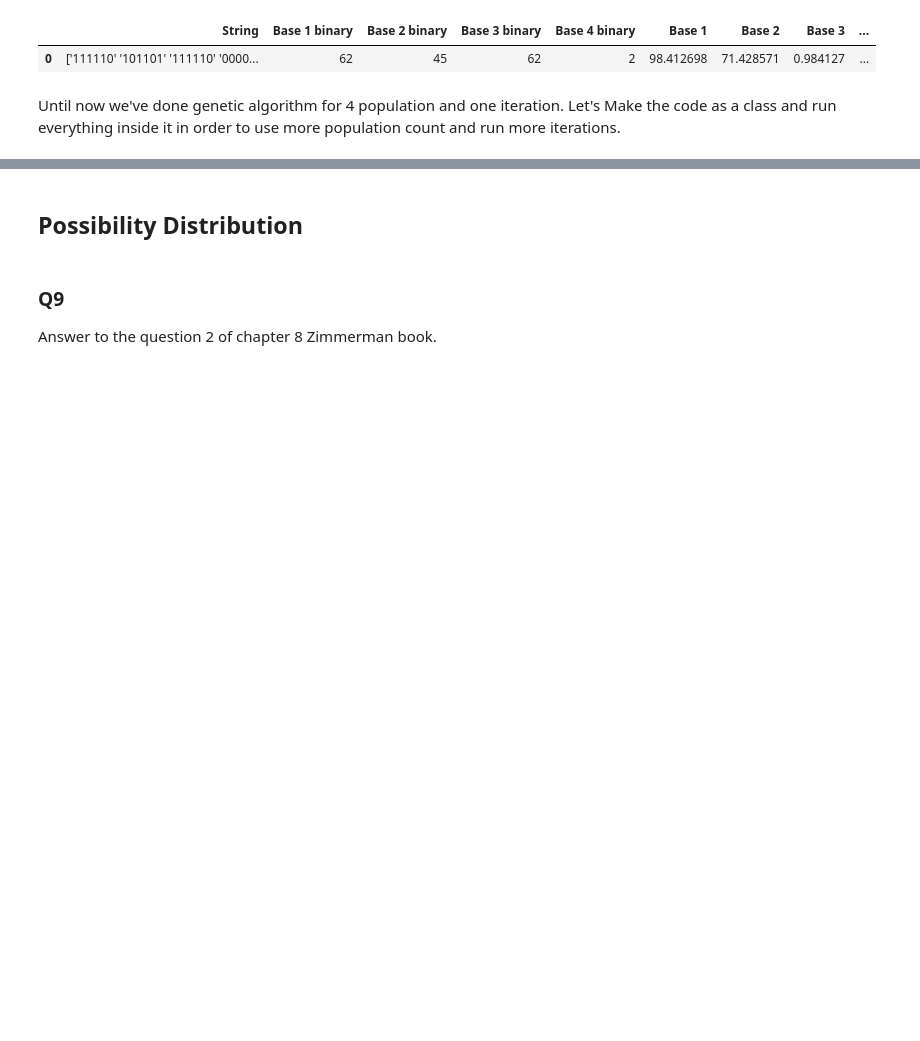
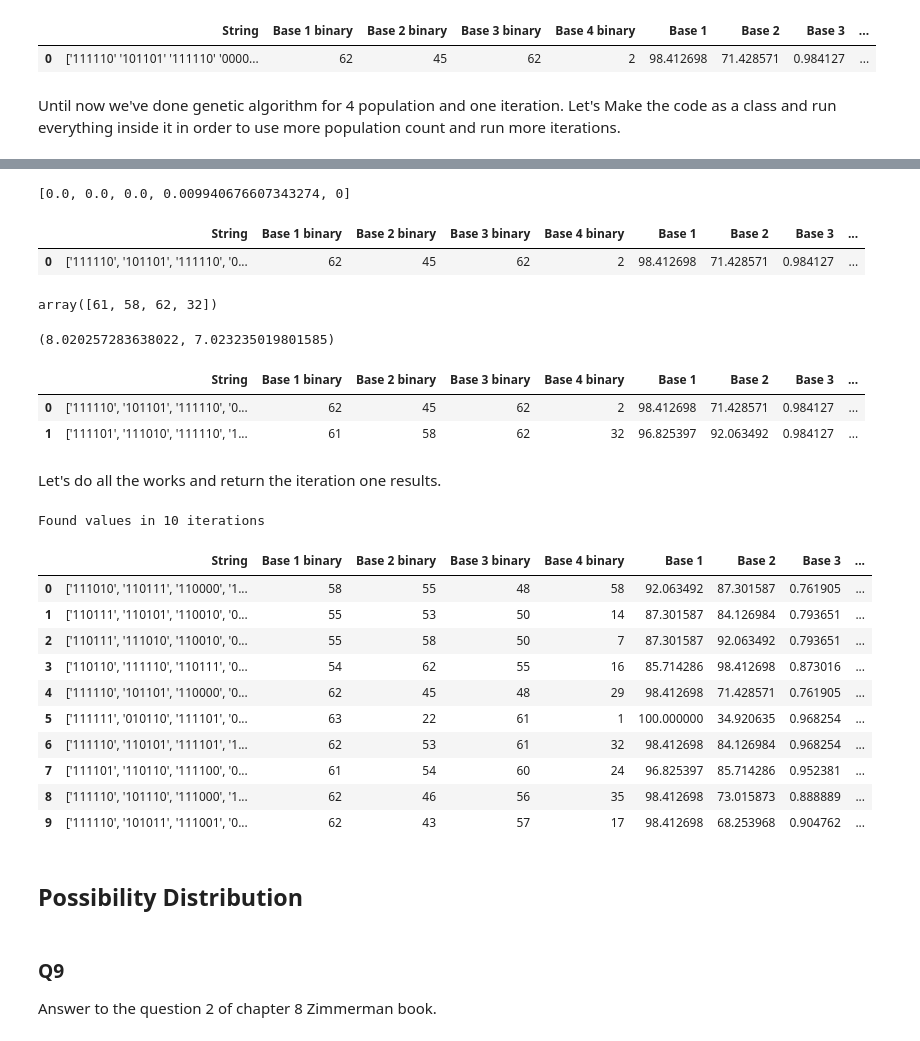
Before and after one commit to amindadgar/Fuzzy-Systems, a Jupyter notebook: HW3/Answers/main.ipynb, the cells around one changed output, grey strips where cells are left out. Cells and saved outputs as stored; diff of their text form; code cells hidden in the pictures; blank space fills up the shorter version.

Commit message:
Answer for question 8, genetic algorithm implmented!

```diff
--- a/HW3/Answers/main.ipynb
+++ b/HW3/Answers/main.ipynb
@@ -1510,0 +1539,4 @@ $\color{red}{TODO:}$ Find the fittness for values above and continue the iterati
+# %%
+y_pred1
+# %% [output]
+[0.0, 0.0, 0.0, 0.009940676607343274, 0]
@@ -1510,0 +1591,6 @@ $\color{red}{TODO:}$ Find the fittness for values above and continue the iterati
+# %%
+table_row1 = create_table(GA_fuzzy, dataset, y_pred1, y_pred2, rule1_fitness, rule2_fitness)
+table_row1
+# %% [output]
+|  | String | Base 1 binary | Base 2 binary | Base 3 binary | Base 4 binary | Base 1 | Base 2 | Base 3 | ... |
+| 0 | ['111110', '101101', '111110', '0... | 62 | 45 | 62 | 2 | 98.412698 | 71.428571 | 0.984127 | ... |
@@ -1510,0 +1716,40 @@ $\color{red}{TODO:}$ Find the fittness for values above and continue the iterati
+# %%
+new_population_str = genetic_reproduction(GA_fuzzy.population_binary_representation).reproduce()
+# %%
+def bin_to_decimal(binary_array):
+    """
+    convert binary string array values to a decimal array
+
+    Parameters:
+    ------------
+    binary_array : 1D array_like
+        an array that each value is representive of an binary string value
+
+    Returns:
+    ---------
+    decimal_array : 1D array_like
+        array of decimal values representive of each binary input values
+    """
+    decimal_array = []
+    for binary_value in binary_array:
+        decimal_array.append(int(binary_value, 2))
+
+    return decimal_array
+# %%
+new_population = bin_to_decimal(new_population_str)
+new_population = np.array(new_population)
+new_population
+# %% [output]
+array([61, 58, 62, 32])
+# %%
+GA_fuzzy1 = genetic_fuzzy_tsukamoto()
+GA_fuzzy1.fit(dataset.x.values, dataset.y.values, population=np.array(new_population))
+
+y_pred1, y_pred2 = GA_fuzzy1.predict(dataset.x.values)
+
+rule1_fitness = find_fitness(y_pred1, dataset.y.values, 10)
+rule2_fitness = find_fitness(y_pred2, dataset.y.values, 10)
+
+rule1_fitness, rule2_fitness
+# %% [output]
+(8.020257283638022, 7.023235019801585)
@@ -1510,0 +1758,8 @@ $\color{red}{TODO:}$ Find the fittness for values above and continue the iterati
+# %%
+pd.concat((table_row1, table_row2),ignore_index=True)
+# %% [output]
+|  | String | Base 1 binary | Base 2 binary | Base 3 binary | Base 4 binary | Base 1 | Base 2 | Base 3 | ... |
+| 0 | ['111110', '101101', '111110', '0... | 62 | 45 | 62 | 2 | 98.412698 | 71.428571 | 0.984127 | ... |
+| 1 | ['111101', '111010', '111110', '1... | 61 | 58 | 62 | 32 | 96.825397 | 92.063492 | 0.984127 | ... |
+# %% [markdown]
+Let's do all the works and return the iteration one results.
@@ -1511,3 +1808,24 @@ $\color{red}{TODO:}$ Find the fittness for values above and continue the iterati
+# %%
+## iteration count
+## Note all the values of random!!!
+## Can be different in the next run
+n = 10
+
+print(f"Found values in {n} iterations")
+iterate_genetic_algorithm(new_population_str, n)
+# %% [output]
+Found values in 10 iterations
+|  | String | Base 1 binary | Base 2 binary | Base 3 binary | Base 4 binary | Base 1 | Base 2 | Base 3 | ... |
+| 0 | ['111010', '110111', '110000', '1... | 58 | 55 | 48 | 58 | 92.063492 | 87.301587 | 0.761905 | ... |
+| 1 | ['110111', '110101', '110010', '0... | 55 | 53 | 50 | 14 | 87.301587 | 84.126984 | 0.793651 | ... |
+| 2 | ['110111', '111010', '110010', '0... | 55 | 58 | 50 | 7 | 87.301587 | 92.063492 | 0.793651 | ... |
+| 3 | ['110110', '111110', '110111', '0... | 54 | 62 | 55 | 16 | 85.714286 | 98.412698 | 0.873016 | ... |
+| 4 | ['111110', '101101', '110000', '0... | 62 | 45 | 48 | 29 | 98.412698 | 71.428571 | 0.761905 | ... |
+| 5 | ['111111', '010110', '111101', '0... | 63 | 22 | 61 | 1 | 100.000000 | 34.920635 | 0.968254 | ... |
+| 6 | ['111110', '110101', '111101', '1... | 62 | 53 | 61 | 32 | 98.412698 | 84.126984 | 0.968254 | ... |
+| 7 | ['111101', '110110', '111100', '0... | 61 | 54 | 60 | 24 | 96.825397 | 85.714286 | 0.952381 | ... |
+| 8 | ['111110', '101110', '111000', '1... | 62 | 46 | 56 | 35 | 98.412698 | 73.015873 | 0.888889 | ... |
+| 9 | ['111110', '101011', '111001', '0... | 62 | 43 | 57 | 17 | 98.412698 | 68.253968 | 0.904762 | ... |
 # %% [markdown]
 ## Possibility Distribution
 # %% [markdown]
```
Also changed, not shown: parts of 11 cells of this notebook.
